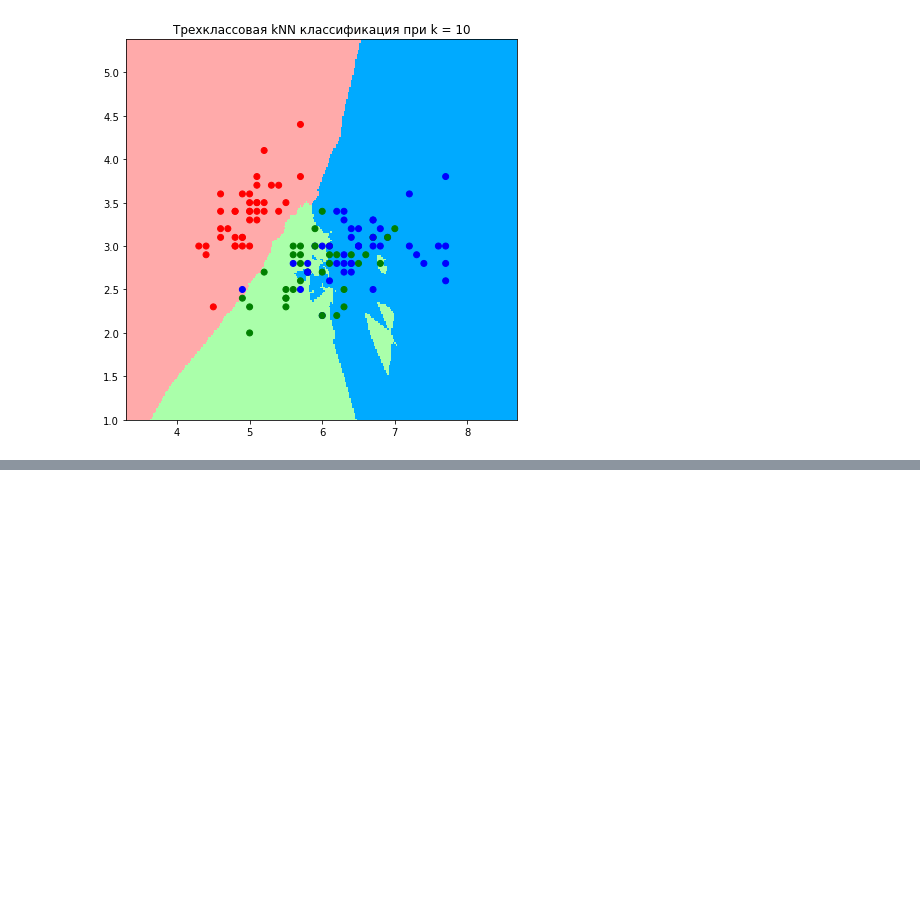
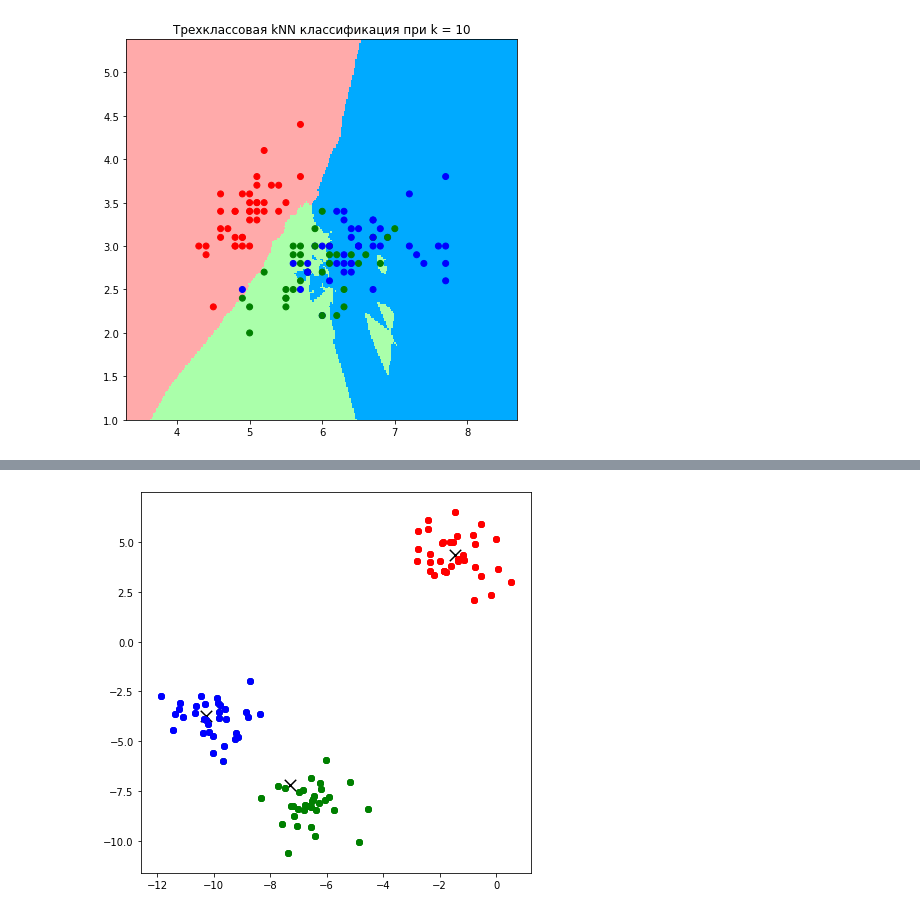
Before and after one commit to NestY73/Algorithms_Data_Analysis, a Jupyter notebook: Lesson7_Practice.ipynb, the cells around one changed output, grey strips where cells are left out. Cells and saved outputs as stored; diff of their text form; code cells hidden in the pictures; blank space fills up the shorter version.

```diff
--- a/Lesson7_Practice.ipynb
+++ b/Lesson7_Practice.ipynb
@@ -117,0 +202,8 @@ get_graph(X_train, y_train, k)
+# %%
+max_iterations = 3
+
+centroids, clusters = kmeans(X, k, max_iterations, min_distance)
+
+visualize(centroids, clusters)
+# %% [output]
+[figure, added]
```
Also changed, not shown: parts of 11 cells of this notebook.
